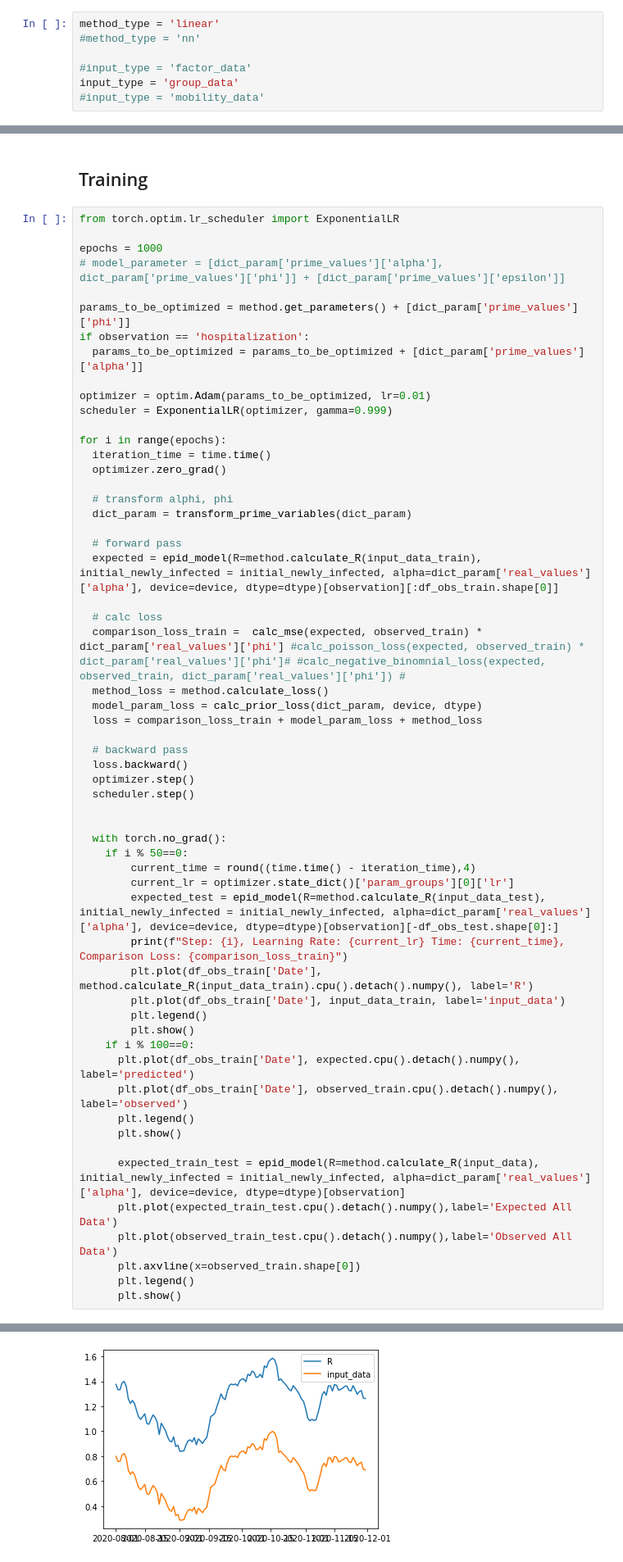
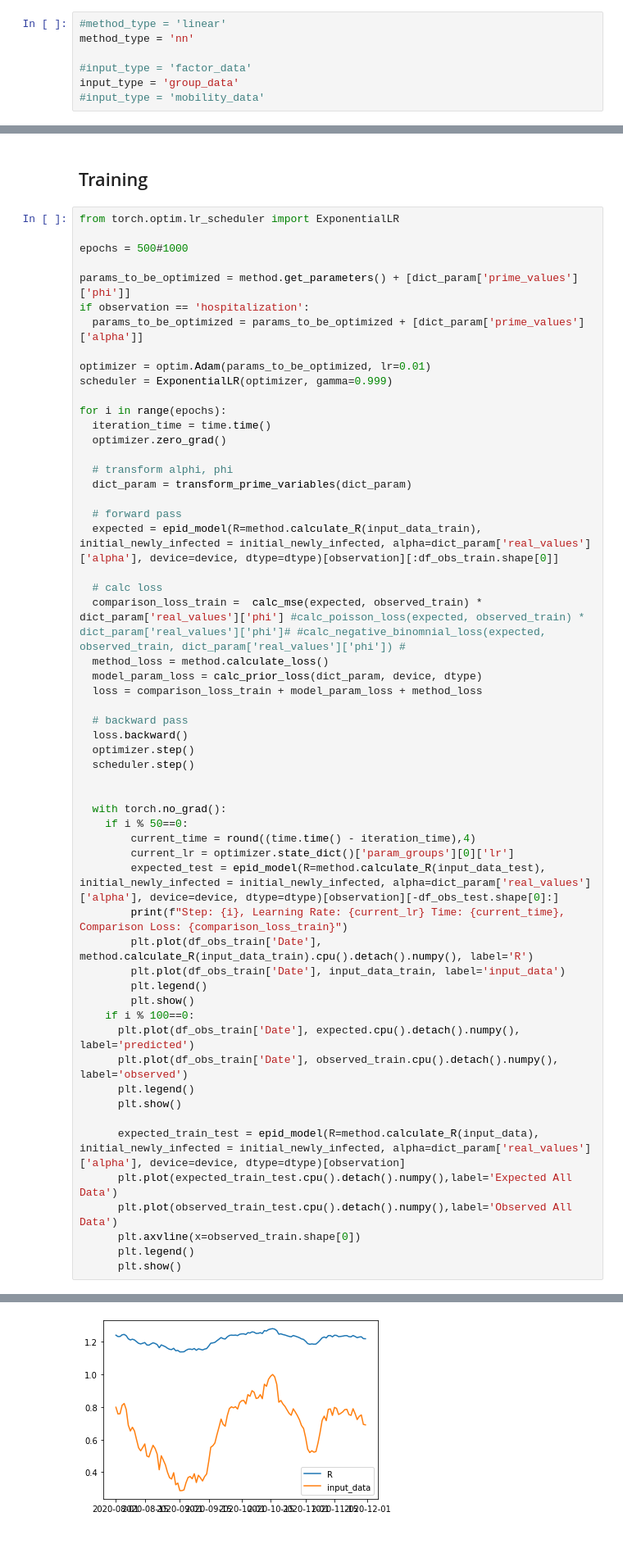
Before and after one commit to anuarsantoyo/master-thesis, a Jupyter notebook: model/model_optimization_split.ipynb, the cells around one changed output, grey strips where cells are left out. Shown at 82% size. Saved outputs shown, nothing was run; the diff lists cells and outputs as text.

Commit message:
model experiments

```diff
--- a/model/model_optimization_split.ipynb
+++ b/model/model_optimization_split.ipynb
@@ -83,8 +83,8 @@ df_obs.head(3)
 # %% [markdown]
 # Experiment Settings
 # %%
-method_type = 'linear'
-#method_type = 'nn'
+#method_type = 'linear'
+method_type = 'nn'
 
 #input_type = 'factor_data'
 input_type = 'group_data'
@@ -138,8 +140,7 @@ dict_param
 # %%
 from torch.optim.lr_scheduler import ExponentialLR
 
-epochs = 1000
-# model_parameter = [dict_param['prime_values']['alpha'], dict_param['prime_values']['phi']] + [dict_param['prime_values']['epsilon']]
+epochs = 500#1000
 
 params_to_be_optimized = method.get_parameters() + [dict_param['prime_values']['phi']]
 if observation == 'hospitalization':
@@ -203 +204 @@ Step: 100, Learning Rate: 0.009038873549665948 Time: 0.0627, Comparison Loss: 36
-[figure, old version]
+[figure, new version]
```
Also changed, not shown: parts of 12 cells of this notebook, 21 other files.
